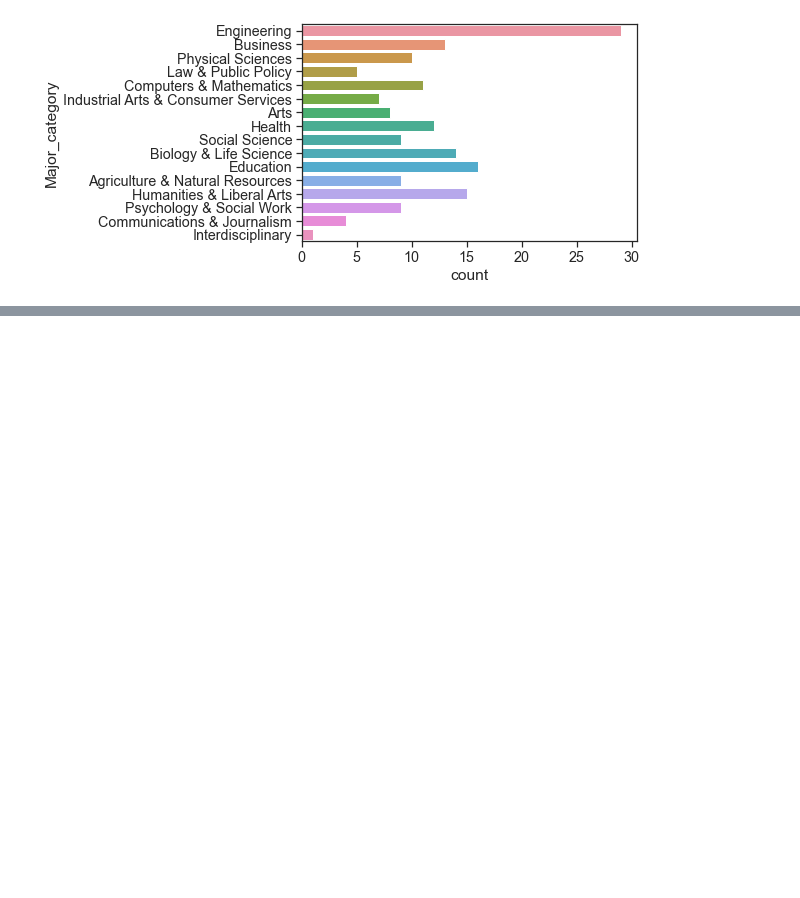
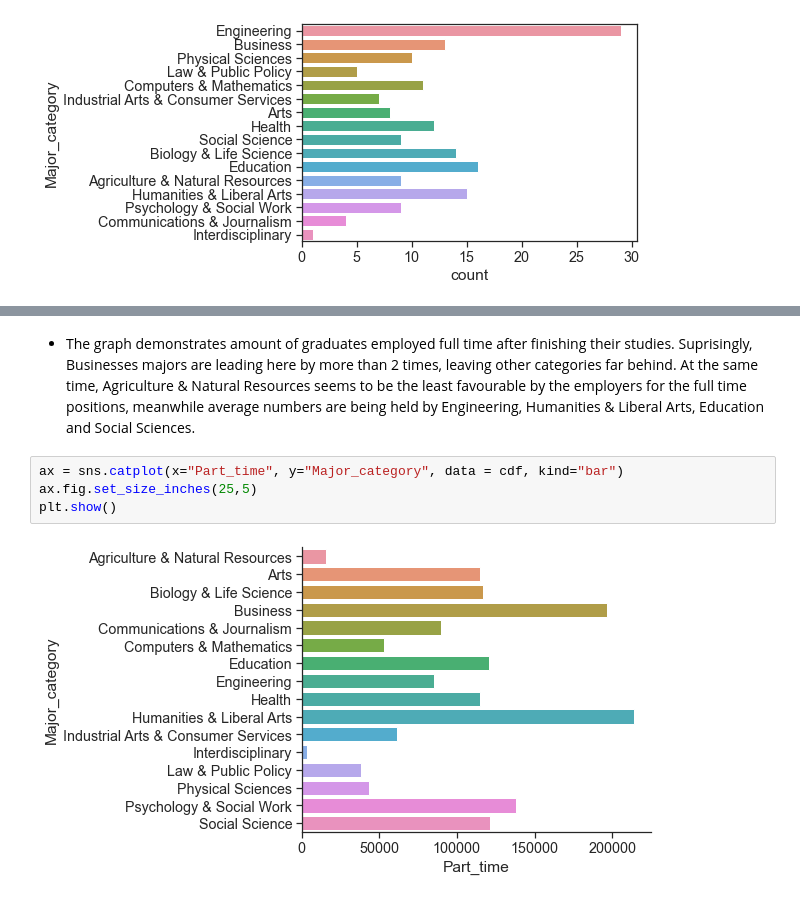
Before and after one commit to data301-2021-winter1/project-group02-project, a Jupyter notebook: notebooks/analysis1.ipynb, the cells around one changed output, grey strips where cells are left out. Saved outputs shown, nothing was run; the diff lists cells and outputs as text; blank space fills up the shorter version.

```diff
--- a/notebooks/analysis1.ipynb
+++ b/notebooks/analysis1.ipynb
@@ -226,0 +229,8 @@ ax = sns.countplot(y='Major_category', data=cdf)
+# %% [markdown]
+* The graph demonstrates amount of graduates employed full time after finishing their studies. Suprisingly, Businesses majors are leading here by more than 2 times, leaving other categories far behind. At the same time, Agriculture & Natural Resources seems to be the least favourable by the employers for the full time positions, meanwhile average numbers are being held by Engineering, Humanities & Liberal Arts, Education and Social Sciences.
+# %%
+ax = sns.catplot(x="Part_time", y="Major_category", data = cdf, kind="bar")
+ax.fig.set_size_inches(25,5)
+plt.show()
+# %% [output]
+[figure, added]
```
Also changed, not shown: parts of 13 cells of this notebook.
